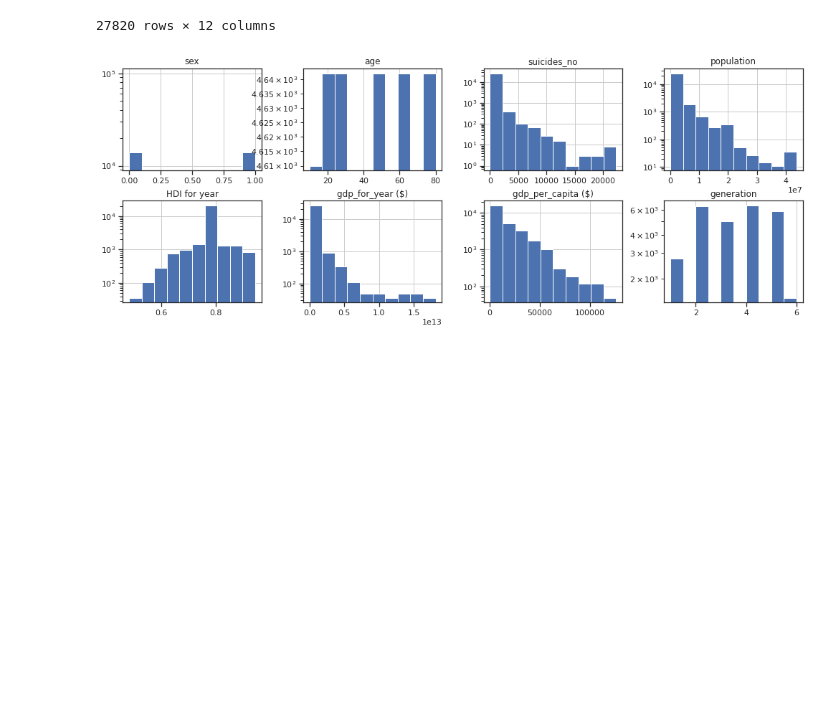
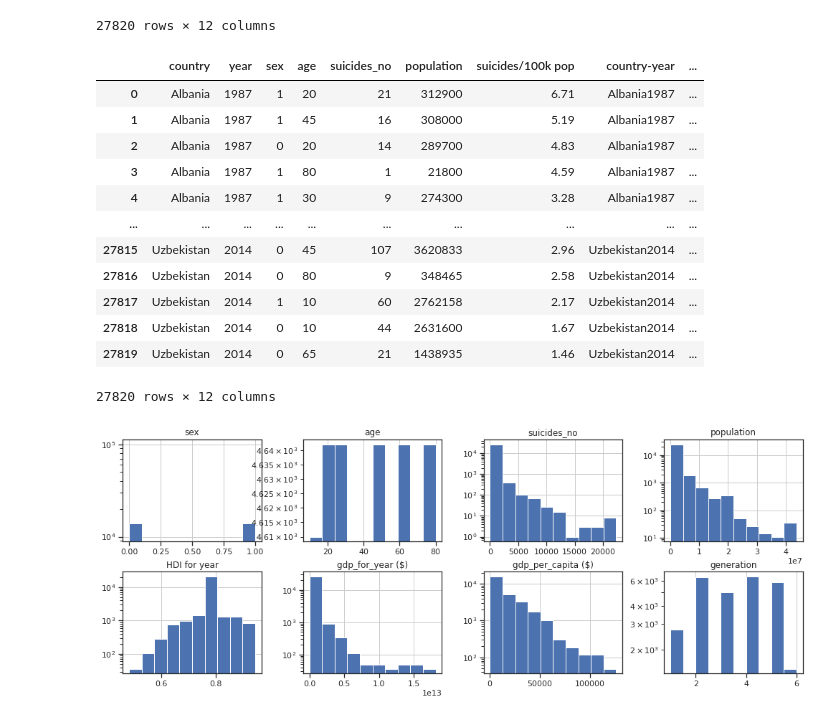
Before and after one commit to WillMc93/EN.705.601, a Jupyter notebook: McElhenney-Assign06.ipynb, the cells around one changed output. Cells and saved outputs as stored; diff of their text form; code cells hidden in the pictures; blank space fills up the shorter version.

```diff
--- a/McElhenney-Assign06.ipynb
+++ b/McElhenney-Assign06.ipynb
@@ -55,35 +55,53 @@ display(suicides)
 | 27819 | Uzbekistan | 2014 | female | 55-74 years | 21 | 1438935 | 1.46 | Uzbekistan2014 | ... |
 27820 rows × 12 columns
 # %%
-
+# Impute
+hdi_mean = suicides['HDI for year'].mean()
+suicides['HDI for year'] = suicides['HDI for year'].fillna(hdi_mean)
 
 # Adapted from Assignment 3 soln.
 # Discretize
 def discretize(df):
     df['sex'] = df['sex'].replace({
         'female':0,
         'male':1})
     df['age'] = df['age'].replace({
         '5-14 years':10,
         '15-24 years':20,
         '25-34 years':30,
         '35-54 years':45,
         '55-74 years':65,
         '75+ years':80})
     df['generation'] = df['generation'].replace({
         'G.I. Generation':1,
         'Silent':2,
         'Boomers':3,
         'Generation X':4,
         'Millenials':5,
         'Generation Z':6})
 
     return df
 
 suicides = discretize(suicides)
 
+display(suicides)
+
 # make a copy for data vis.
 suicides_org = suicides.copy()
+# %% [output]
+|  | country | year | sex | age | suicides_no | population | suicides/100k pop | country-year | ... |
+| 0 | Albania | 1987 | 1 | 20 | 21 | 312900 | 6.71 | Albania1987 | ... |
+| 1 | Albania | 1987 | 1 | 45 | 16 | 308000 | 5.19 | Albania1987 | ... |
+| 2 | Albania | 1987 | 0 | 20 | 14 | 289700 | 4.83 | Albania1987 | ... |
+| 3 | Albania | 1987 | 1 | 80 | 1 | 21800 | 4.59 | Albania1987 | ... |
+| 4 | Albania | 1987 | 1 | 30 | 9 | 274300 | 3.28 | Albania1987 | ... |
+| ... | ... | ... | ... | ... | ... | ... | ... | ... | ... |
+| 27815 | Uzbekistan | 2014 | 0 | 45 | 107 | 3620833 | 2.96 | Uzbekistan2014 | ... |
+| 27816 | Uzbekistan | 2014 | 0 | 80 | 9 | 348465 | 2.58 | Uzbekistan2014 | ... |
+| 27817 | Uzbekistan | 2014 | 1 | 10 | 60 | 2762158 | 2.17 | Uzbekistan2014 | ... |
+| 27818 | Uzbekistan | 2014 | 0 | 10 | 44 | 2631600 | 1.67 | Uzbekistan2014 | ... |
+| 27819 | Uzbekistan | 2014 | 0 | 65 | 21 | 1438935 | 1.46 | Uzbekistan2014 | ... |
+27820 rows × 12 columns
 # %%
 # Lets look at the histograms to check for mistakes in processing
 hist = suicides_org.copy()
```
Also changed, not shown: parts of 5 cells of this notebook, 1 other file.
